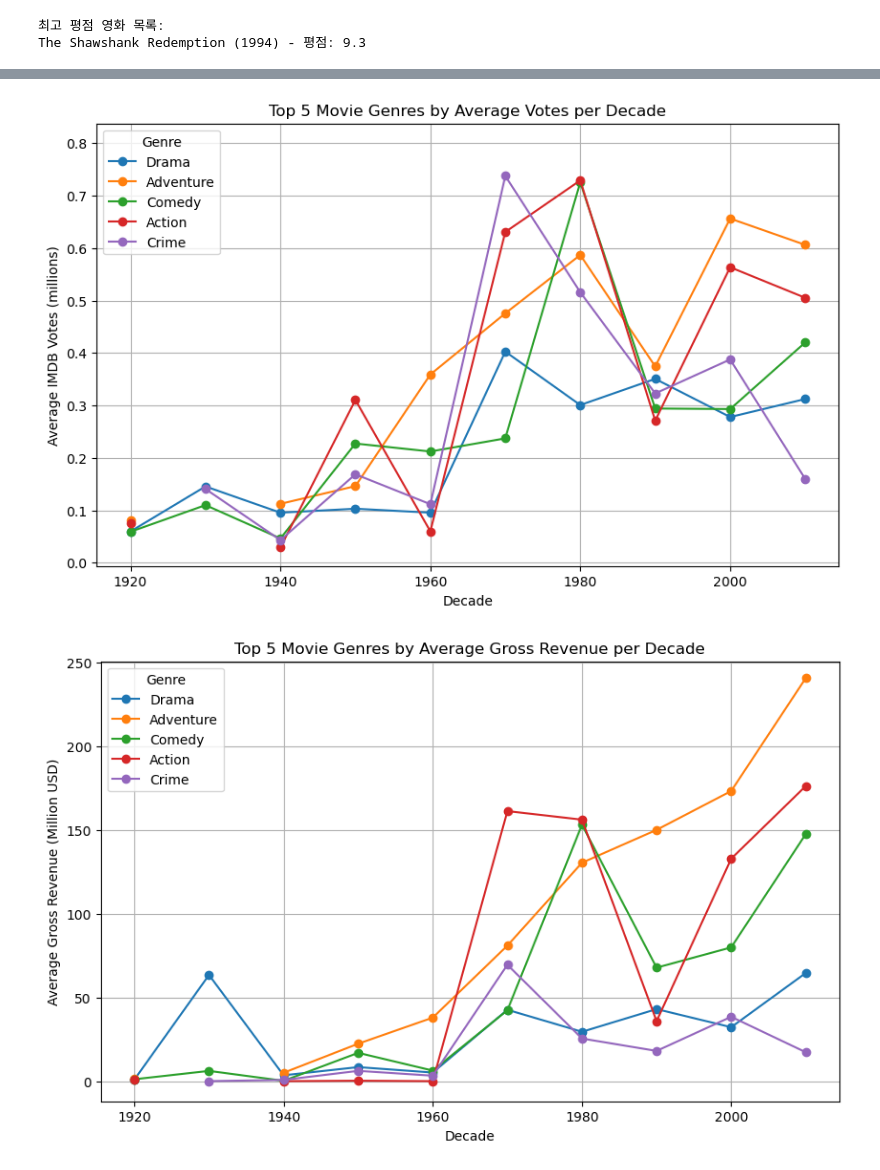
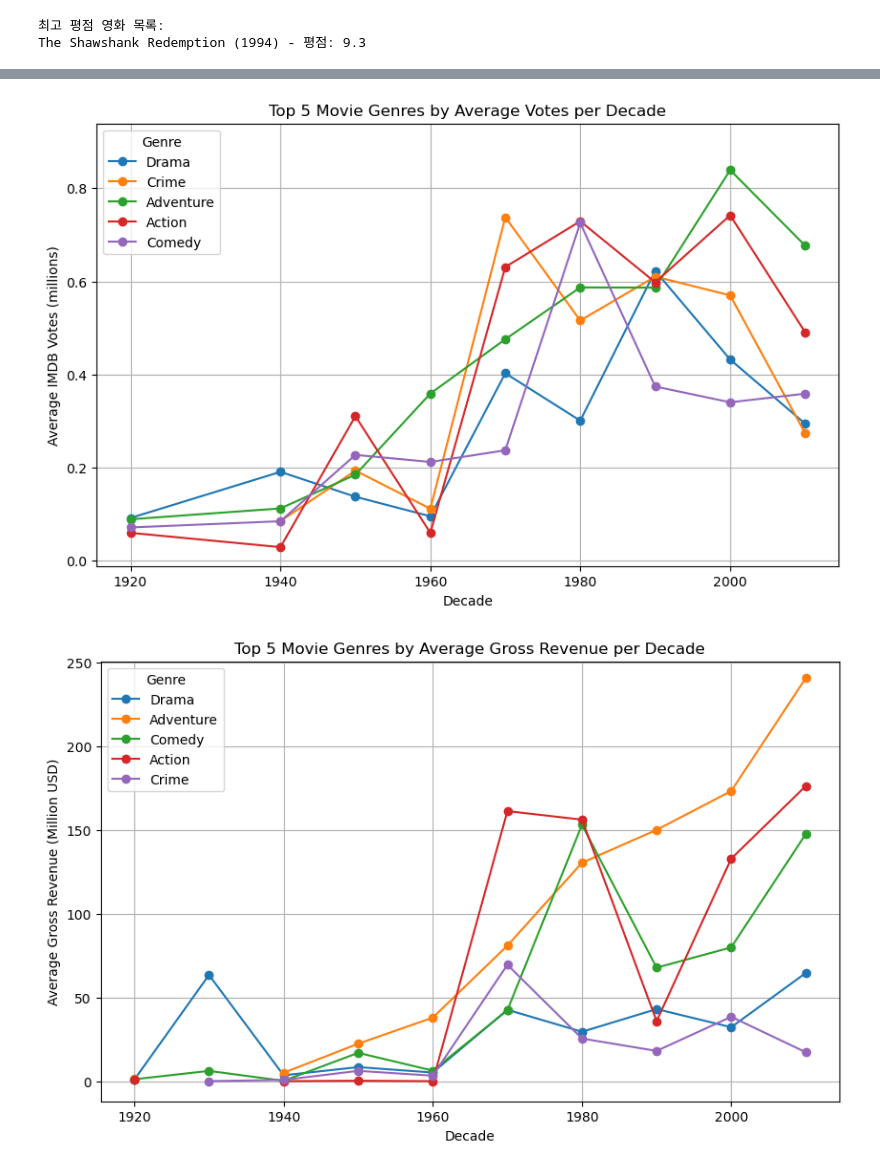
Before and after one commit to hobi2k/Supercoding_Project1_Team2, a Jupyter notebook: kooljk/Project1.ipynb, the cells around one changed output, grey strips where cells are left out. Drawn from its saved outputs; the diff is of its cells as text; code cells hidden in the pictures.

Commit message:
Fix: cleaned Info column handling and added decade-based analysis

```diff
--- a/kooljk/Project1.ipynb
+++ b/kooljk/Project1.ipynb
@@ -210,17 +204,13 @@ plt.show()
 import pandas as pd
 import matplotlib.pyplot as plt
 
-df["Genre"] = df["Genre"].str.split(",")
-df = df.explode("Genre")
-df["Genre"] = df["Genre"].str.strip()
+df_exploded["Decade"] = df_exploded["Released_Year"] // 10 * 10
 
-df["Decade"] = df["Released_Year"].astype(int) // 10 * 10
-
-decade_counts = df["Decade"].value_counts().sort_index()
+decade_counts = df_exploded["Decade"].value_counts().sort_index()
 print(decade_counts)
 
 valid_decades = decade_counts[decade_counts >= 20].index
-df_filtered = df[df["Decade"].isin(valid_decades)]
+df_filtered = df_exploded[df_exploded["Decade"].isin(valid_decades)]
 
 genre_rate = df_filtered.groupby(["Decade", "Genre"])["Rate"].mean().reset_index()
 pivot_rate = genre_rate.pivot(index="Decade", columns="Genre", values="Rate")
@@ -233,9 +223,8 @@ plt.title("Top 5 Movie Genres by Average Rating per Decade")
 plt.ylabel("Average IMDB Rating")
 plt.xlabel("Decade")
 
-y_min = pivot_rate_top.min().min()
-y_max = pivot_rate_top.max().max()
-plt.ylim(y_min - 0.1, y_max + 0.1)
+plt.ylim(pivot_rate_top.min().min() - 0.1,
+         pivot_rate_top.max().max() + 0.1)
 
 plt.grid(True)
 plt.show()
@@ -257,47 +246,39 @@ Name: count, dtype: int64
 # %%
 #확장 프로젝트 (2): 시기별(10년 단위) 장르별 관객수 분석
 
 import pandas as pd
 import matplotlib.pyplot as plt
 
-df = pd.read_csv(r"C:\Users\User\Documents\Project1\data\IMDB top 1000.csv")
-df = df.dropna(subset=["Title", "Genre", "Rate"])
-df["Rate"] = df["Rate"].astype(float)
+df_exploded["Info"] = df_exploded["Info"].fillna("Votes:0|Gross:$0M")
 
-df["Released_Year"] = df["Title"].str.extract(r"\((\d{4})\)").astype(int)
+df_exploded["Votes"] = (
+    df_exploded["Info"].str.split("|").str[0]
+    .str.replace("Votes:", "")
+    .str.replace(",", "")
+    .str.strip()
+    .astype(float)
+)
 
-df["Info"] = df["Info"].fillna("Votes:0|Gross:$0M")
+df_exploded["Decade"] = df_exploded["Released_Year"] // 10 * 10
 
-df["Votes"] = df["Info"].str.split("|").str[0]
-df["Votes"] = df["Votes"].str.replace("Votes:", "").str.replace(",", "").str.strip().astype(float)
-
-df["Genre"] = df["Genre"].str.split(",")
-df = df.explode("Genre")
-df["Genre"] = df["Genre"].str.strip()
-
-df["Decade"] = df["Released_Year"] // 10 * 10
-
-valid_decades = df["Decade"].value_counts().loc[lambda x: x >= 20].index
-df_filtered = df[df["Decade"].isin(valid_decades)]
+valid_decades = df_exploded["Decade"].value_counts().loc[lambda x: x >= 20].index
+df_filtered = df_exploded[df_exploded["Decade"].isin(valid_decades)]
 
 genre_votes = df_filtered.groupby(["Decade", "Genre"])["Votes"].mean().reset_index()
 pivot_votes = genre_votes.pivot(index="Decade", columns="Genre", values="Votes")
 
 top_genres = df_filtered["Genre"].value_counts().head(5).index
-
 pivot_votes_top = pivot_votes[top_genres] / 1_000_000
 
 pivot_votes_top.plot(kind="line", marker="o", figsize=(10,6))
 plt.title("Top 5 Movie Genres by Average Votes per Decade")
 plt.ylabel("Average IMDB Votes (millions)")
 plt.xlabel("Decade")
 plt.ylim(None, pivot_votes_top.max().max() + 0.1)
-
 plt.grid(True)
-
 plt.show()
 # %% [output]
-[figure, old version]
+[figure, new version]
 # %%
 #확장 프로젝트 (3): 시기별(10년 단위) 장르별 흥행수익 분석
 
```
Also changed, not shown: parts of 9 cells of this notebook, 1 other file.
